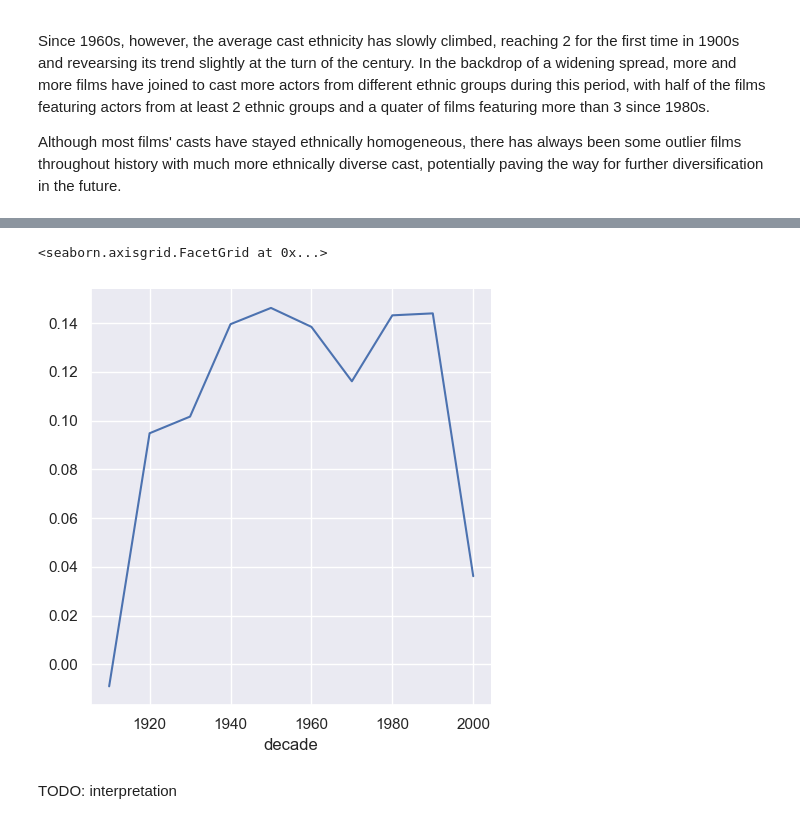
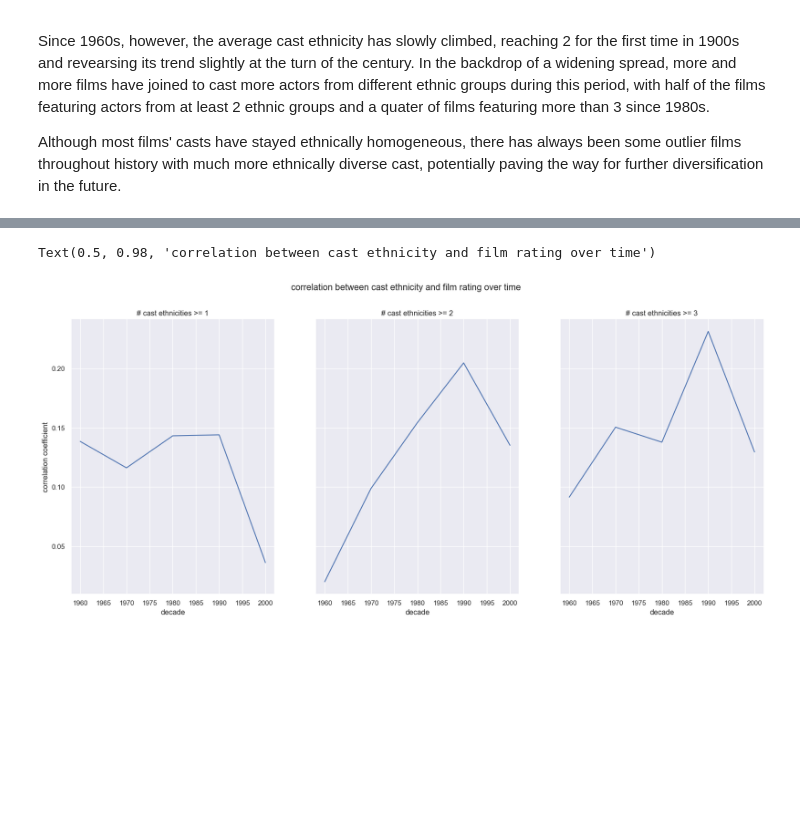
Before and after one commit to epfl-ada/ada-2023-project-zalix, a Jupyter notebook: zach_m3.ipynb, the cells around one changed output, grey strips where cells are left out. Saved outputs shown, nothing was run; the diff lists cells and outputs as text; code cells hidden in the pictures; blank space fills up the shorter version.

Commit message:
Added interpretations for all ethnicity graphs

```diff
--- a/zach_m3.ipynb
+++ b/zach_m3.ipynb
@@ -104,14 +103,19 @@ Text(0, 0.5, '# ethnicities of actors per film & geometric mean')
 # %%
 # 3. correlation between cast’s ethnic diversity and film rating over time
 
+# NOTE: begin from 1960s (before almost all films num_ethnicities = 1)
+df_by_films = df_by_films[df_by_films['decade'] >= 1960].copy()
 
 # compute the correlation coefficient of # cast ethnicities and film rating for each decade
-cor_by_decade = df_by_films.groupby('decade').apply(lambda x: x['num_ethnicities'].corr(x['imdb_rating']))
 
+fig, ax = plt.subplots(1, 3, figsize=(20, 8), sharey=True)
 # plot decade ~ # cast ethnicities and film rating correlation coefficient
-sns.relplot(data=cor_by_decade, kind='line')
+for n in range(1, len(ax) + 1):
+  cor_by_decade = df_by_films[df_by_films['num_ethnicities'] >= n].groupby('decade').apply(lambda x: x['num_ethnicities'].corr(x['imdb_rating']))
+  sns.lineplot(cor_by_decade, ax=ax[n - 1])
+  ax[n - 1].set_ylabel("correlation coefficient")
+  ax[n - 1].set_title(f"# cast ethnicities >= {n}")
+fig.suptitle("correlation between cast ethnicity and film rating over time")
 # %% [output]
-<seaborn.axisgrid.FacetGrid at 0x...>
+Text(0.5, 0.98, 'correlation between cast ethnicity and film rating over time')
-[figure, old version]
+[figure, new version]
-# %% [markdown]
-TODO: interpretation
```
Also changed, not shown: parts of 14 cells of this notebook.
